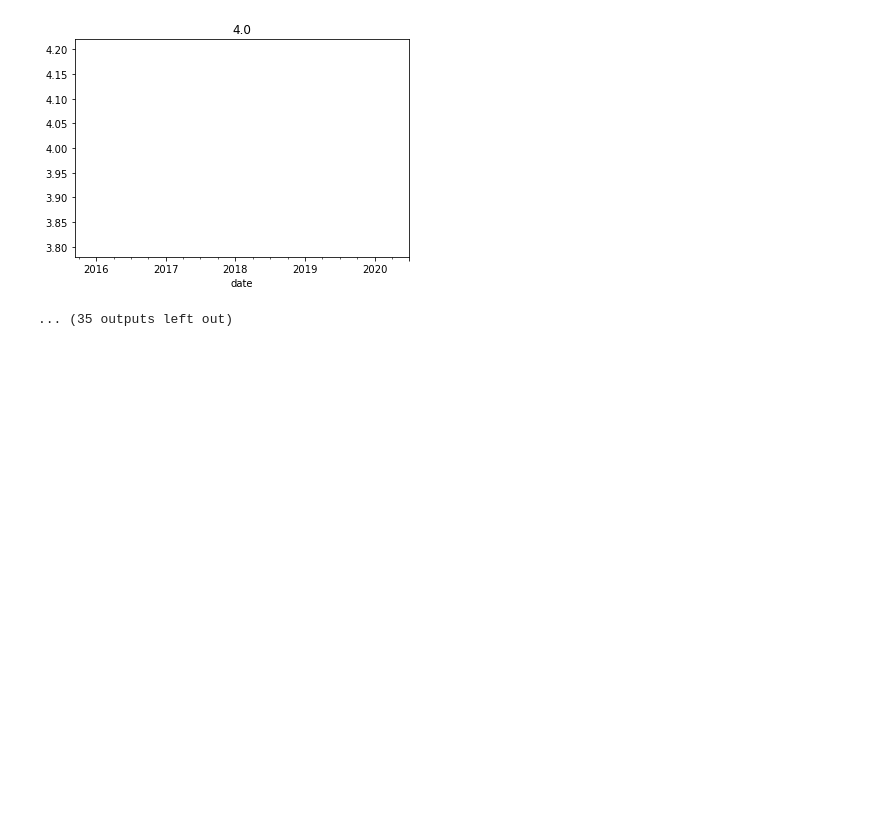
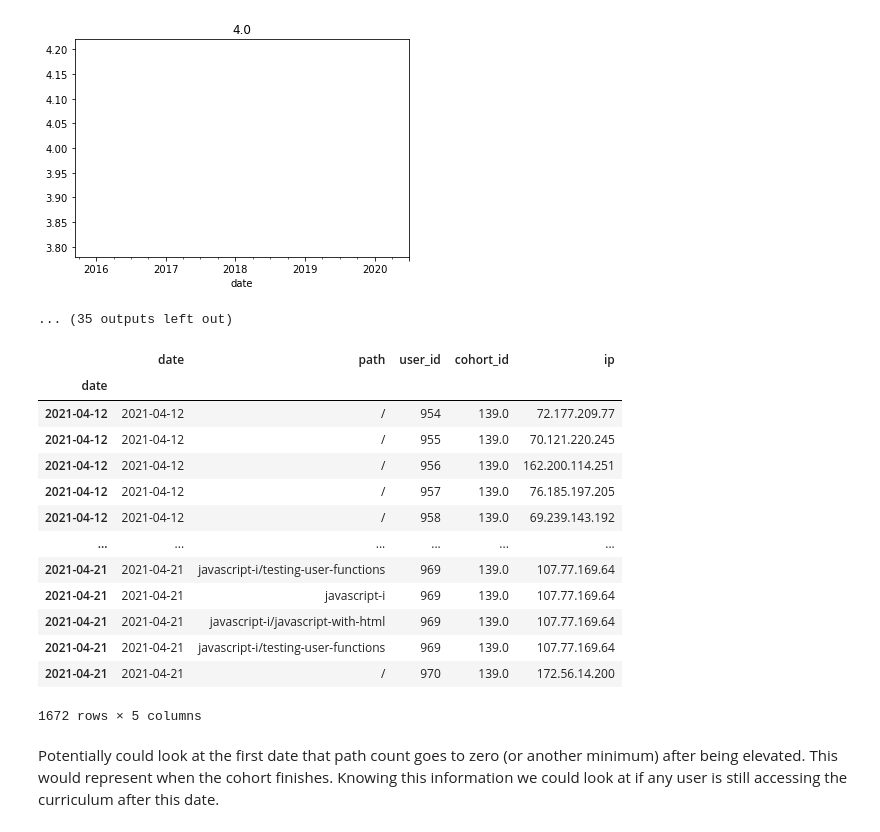
Before and after one commit to jesse-d-marder/anomaly-detection-exercises, a Jupyter notebook: time_series_anomaly_detection.ipynb, the cells around one changed output. Drawn from its saved outputs; the diff is of its cells as text; code cells hidden in the pictures; blank space fills up the shorter version.

```diff
--- a/time_series_anomaly_detection.ipynb
+++ b/time_series_anomaly_detection.ipynb
@@ -455,3 +440,22 @@ for coh in df.cohort_id.unique():
 [figure]
 [figure]
 ... (35 outputs left out)
+# %%
+cohort_df
+# %% [output]
+|  | date | path | user_id | cohort_id | ip |
+| date |  |  |  |  |  |
+| 2021-04-12 | 2021-04-12 | / | 954 | 139.0 | 72.177.209.77 |
+| 2021-04-12 | 2021-04-12 | / | 955 | 139.0 | 70.121.220.245 |
+| 2021-04-12 | 2021-04-12 | / | 956 | 139.0 | 162.200.114.251 |
+| 2021-04-12 | 2021-04-12 | / | 957 | 139.0 | 76.185.197.205 |
+| 2021-04-12 | 2021-04-12 | / | 958 | 139.0 | 69.239.143.192 |
+| ... | ... | ... | ... | ... | ... |
+| 2021-04-21 | 2021-04-21 | javascript-i/testing-user-functions | 969 | 139.0 | 107.77.169.64 |
+| 2021-04-21 | 2021-04-21 | javascript-i | 969 | 139.0 | 107.77.169.64 |
+| 2021-04-21 | 2021-04-21 | javascript-i/javascript-with-html | 969 | 139.0 | 107.77.169.64 |
+| 2021-04-21 | 2021-04-21 | javascript-i/testing-user-functions | 969 | 139.0 | 107.77.169.64 |
+| 2021-04-21 | 2021-04-21 | / | 970 | 139.0 | 172.56.14.200 |
+1672 rows × 5 columns
+# %% [markdown]
+Potentially could look at the first date that path count goes to zero (or another minimum) after being elevated. This would represent when the cohort finishes. Knowing this information we could look at if any user is still accessing the curriculum after this date.
```
Also changed, not shown: parts of 2 cells of this notebook.
